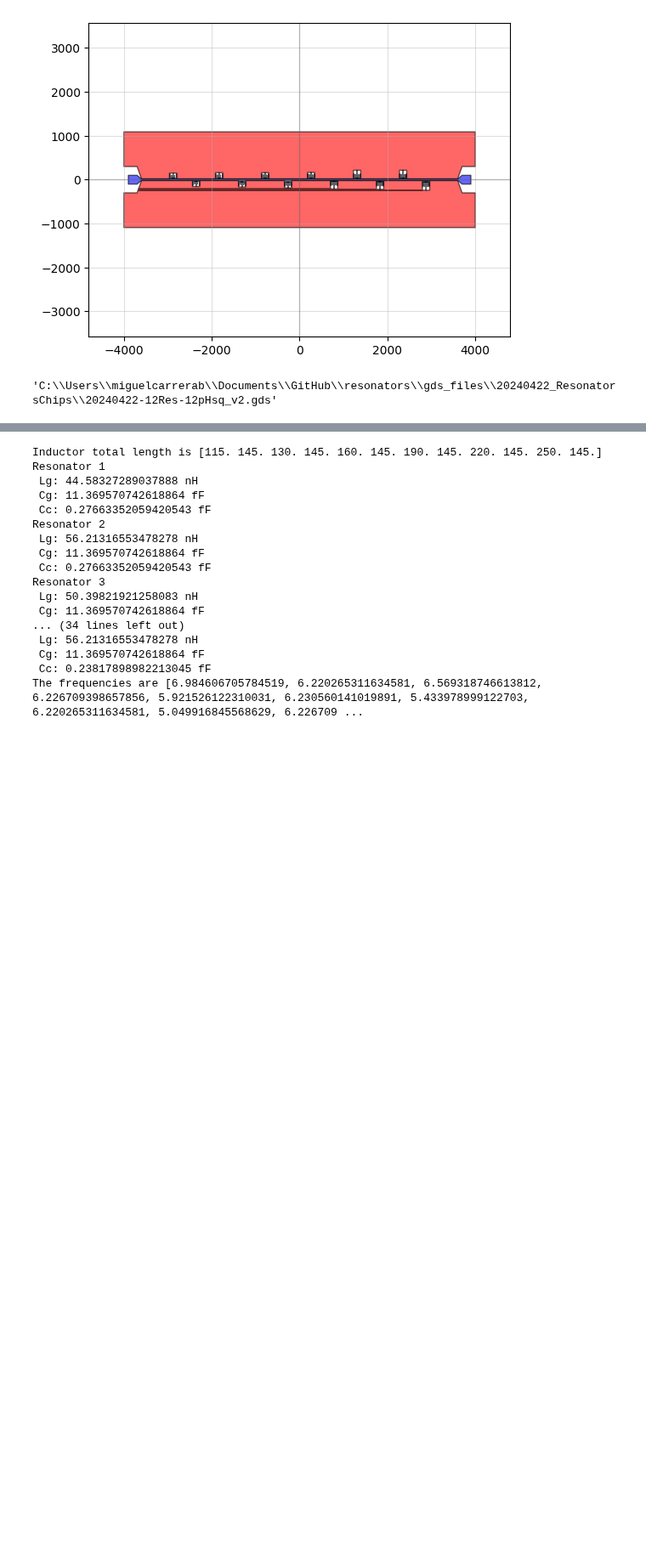
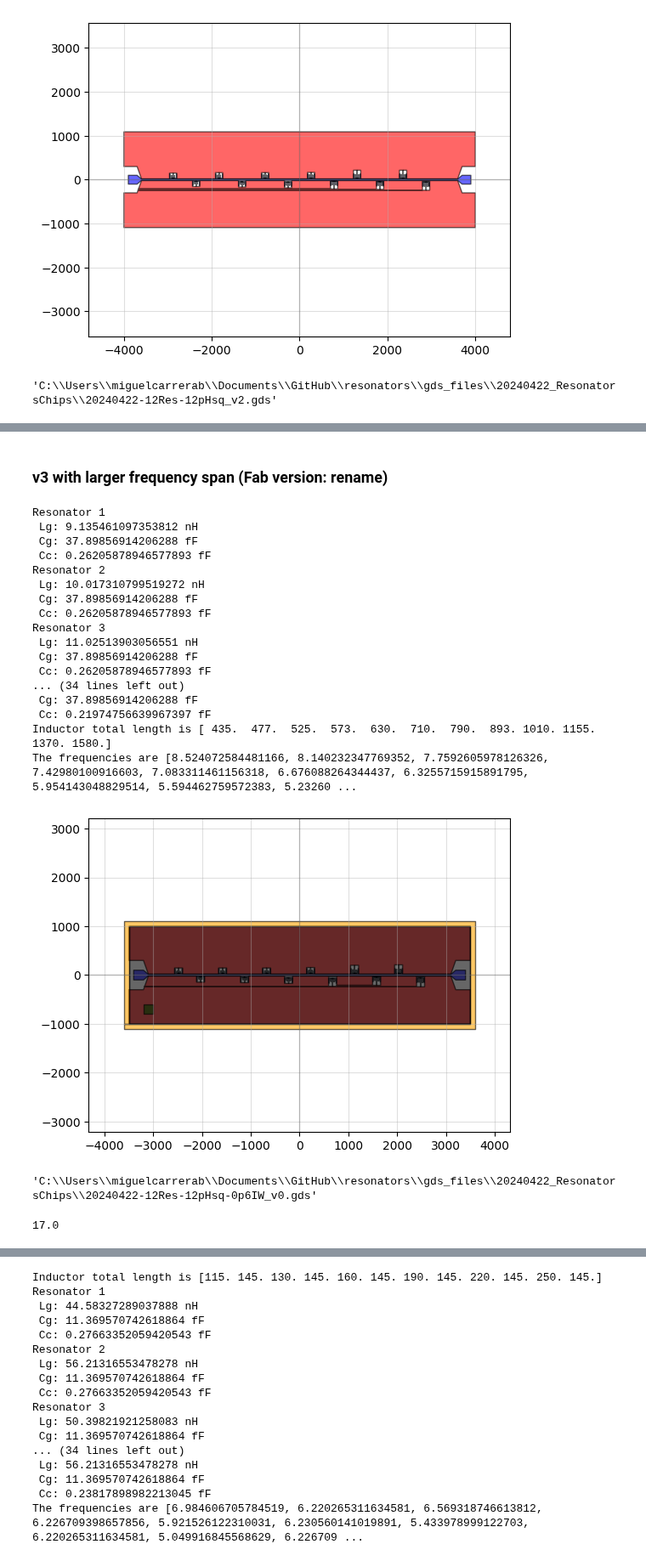
Before and after one commit to cbelo/resonators, a Jupyter notebook: 20240420-chips/design_chips.ipynb, the cells around one changed output, grey strips where cells are left out. Shown at 85% size. Cells and saved outputs as stored; diff of their text form; code cells hidden in the pictures; blank space fills up the shorter version.

```diff
--- a/20240420-chips/design_chips.ipynb
+++ b/20240420-chips/design_chips.ipynb
@@ -261,0 +446,76 @@ a[1]-a[0]
+# %% [markdown]
+### v3 with larger frequency span (Fab version: rename)
+# %%
+# We take as reference the first (v3) and last resonator (v2) and put resonators in between
+# Fabrication version: We call it v0
+
+# 12pH/sq
+#Idea: 12 resonators, 6 on each side of the feedline
+#The six up have varying inductor length, the six down have varying SpacingCc
+SeparationTlineResonator12 = [0]*7 + [5,0,10,0,10]
+NumberOfResonators12 = 12
+
+#Resonator parameters
+CapacitorHorizontalLength12 = np.ones(NumberOfResonators12)*150
+CapacitorVerticalLength12 = np.ones(NumberOfResonators12)*100
+CapacitorWidth12 = np.ones(NumberOfResonators12)*5
+
+NumberOfBends12 = np.ones(NumberOfResonators12, dtype=int)*[5, 6, 7, 6, 7, 8, 9, 9, 10, 11, 12, 14]
+InductorVerticalLength12 = np.ones(NumberOfResonators12)*5
+InductorHorizontalLength12 = np.ones(NumberOfResonators12)*[66, 62, 60, 78, 75, 75, 75, 82, 85, 90, 100, 100]
+InductorEndLength12 = np.ones(NumberOfResonators12)*([60] + [55,50,55] + [50]*3 + [90]*5)
+InductorTotalLength12 = InductorVerticalLength12*(NumberOfBends12+4) + InductorEndLength12 +InductorHorizontalLength12*NumberOfBends12
+InductorWidth12 = np.ones(NumberOfResonators12)*0.6
+TaperWidth12 = np.ones(NumberOfResonators12)*20
+
+SpacingC012 = np.ones(NumberOfResonators12)*5
+SpacingCc12 = np.ones(NumberOfResonators12)*[10,10,10,20,10,30,10,40,10,5,10,20]
+TaperLength12 = np.ones(NumberOfResonators12)*5
+FinalSpacingBondpads12 = 100
+
+freqs = []
+for i in range(NumberOfResonators12):
+    print(f'Resonator {i+1}')
+    freqs.append(resonance_freq_Schuster(InductorWidth12[i]*1e-6, CapacitorWidth12[i]*1e-6, (SeparationTlineResonator12[i] + FeedlineGap12 + SpacingCc12[i])*1e-6 , FeedlineWidth12*1e-6,
+                                            CapacitorVerticalLength12[i]*1e-6, SpacingC012[i]*1e-6,
+                                            InductorWidth12[i]*1e-6, InductorTotalLength12[i]*1e-6, Lk_12,
+                                        epsilon_r_Si, thickness_subs_Si)/1e9)
+
+print('Inductor total length is', InductorTotalLength12)
+print('The frequencies are', freqs)
+ChipSize12 = [FeedlineLength12 + 2*BondpadLength12 + 2*FeedlineTaperLength12 + 2*FinalSpacingBondpads12, 2000]
+
+c, metal, chip12 = ChipResonatorsTline(ChipSize12, NumberOfResonators12, SeparationTlineResonator12,
+                        FeedlineWidth12, FeedlineLength12, FeedlineGap12,
+                        FeedlineTaperLength12, BondpadWidth12, BondpadLength12, BondpadGap12,
+                        CapacitorHorizontalLength12, CapacitorVerticalLength12, CapacitorWidth12,
+                        NumberOfBends12, InductorVerticalLength12, InductorHorizontalLength12, InductorWidth12, InductorEndLength12,
+                        TaperWidth12, TaperLength12, SpacingC012, SpacingCc12,
+                        FinalSpacingBondpads12)
+
+qp(chip12)
+chip12.write_gds(r"C:\Users\miguelcarrerab\Documents\GitHub\resonators\gds_files\20240422_ResonatorsChips\20240422-12Res-12pHsq-0p6IW_v0.gds")
+# %% [output]
+Resonator 1
+ Lg: 9.135461097353812 nH
+ Cg: 37.89856914206288 fF
+ Cc: 0.26205878946577893 fF
+Resonator 2
+ Lg: 10.017310799519272 nH
+ Cg: 37.89856914206288 fF
+ Cc: 0.26205878946577893 fF
+Resonator 3
+ Lg: 11.02513903056551 nH
+ Cg: 37.89856914206288 fF
+ Cc: 0.26205878946577893 fF
+... (34 lines left out)
+ Cg: 37.89856914206288 fF
+ Cc: 0.21974756639967397 fF
+Inductor total length is [ 435.  477.  525.  573.  630.  710.  790.  893. 1010. 1155. 1370. 1580.]
+The frequencies are [8.524072584481166, 8.140232347769352, 7.7592605978126326, 7.42980100916603, 7.083311461156318, 6.676088264344437, 6.3255715915891795, 5.954143048829514, 5.594462759572383, 5.23260 ...
+[figure, added]
+'C:\\Users\\miguelcarrerab\\Documents\\GitHub\\resonators\\gds_files\\20240422_ResonatorsChips\\20240422-12Res-12pHsq-0p6IW_v0.gds'
+# %%
+6+6+1.5+1+1+1.5
+# %% [output]
+17.0
```
Also changed, not shown: parts of 8 cells of this notebook, 1 other file.
